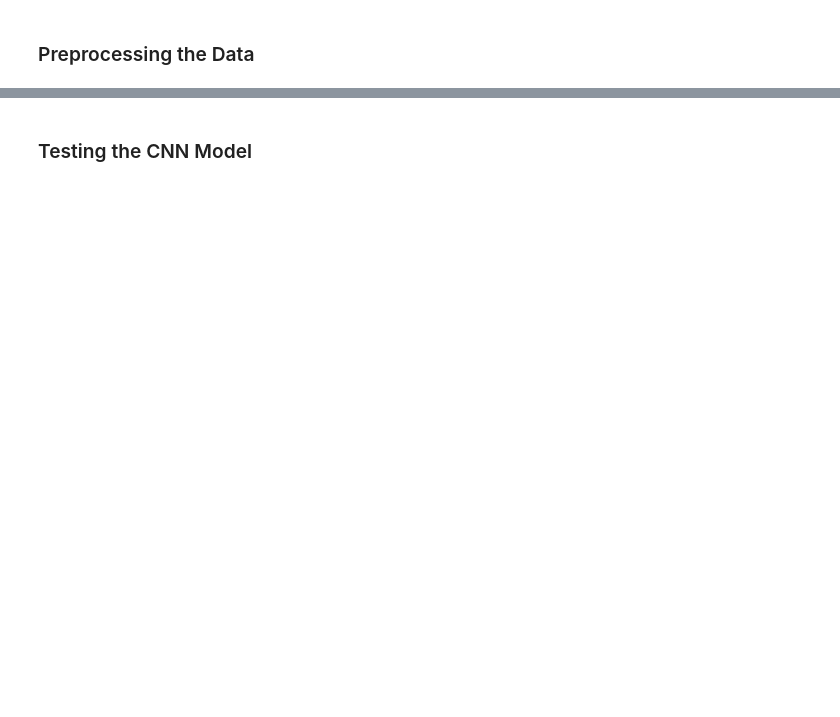
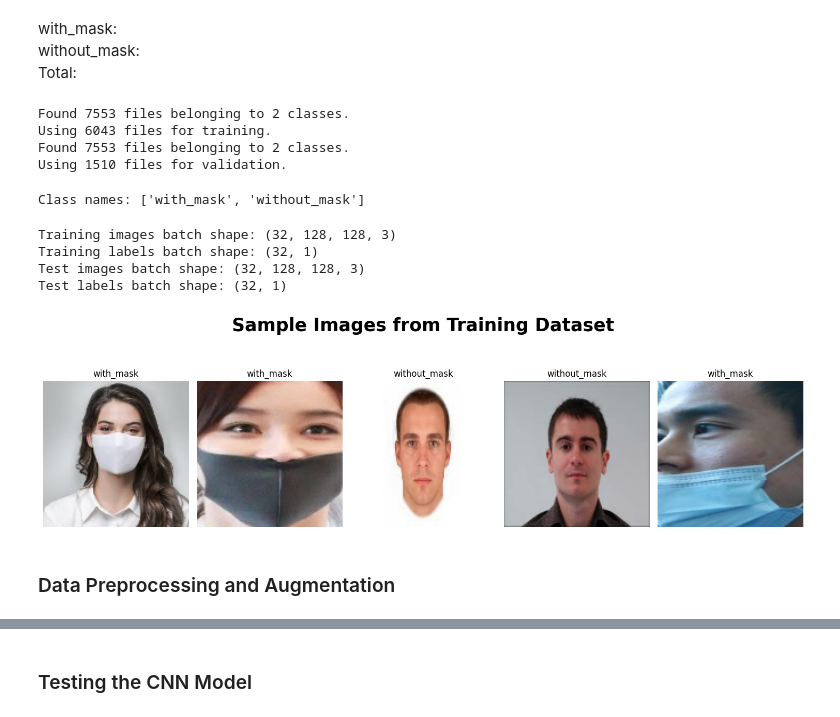
Before and after one commit to ismailfaridi/Face-Mask-Detection-System, a Jupyter notebook: cnn_model.ipynb, the cells around one changed output, grey strips where cells are left out. Drawn from its saved outputs; the diff is of its cells as text; code cells hidden in the pictures; blank space fills up the shorter version.

```diff
--- a/cnn_model.ipynb
+++ b/cnn_model.ipynb
@@ -42,4 +10,74 @@ class CNNModel:
+# %% [markdown]
+with_mask:
+without_mask:
+Total:
 # %%
-# Train data, Test data
+DATASET_PATH = "dataset"
+BATCH_SIZE = 32             # Number of images to process in a batch
+IMG_SIZE = (128, 128)       # Resize images to this size
+# %%
+# 80% for training, 20% for testing
+
+train_dataset = tf.keras.utils.image_dataset_from_directory(
+    DATASET_PATH,
+    validation_split = 0.2,
+    subset = "training",
+    seed = 123,
+    image_size = IMG_SIZE,
+    batch_size = BATCH_SIZE,
+    label_mode = "binary"   # Encodes labels as 0 and 1
+)
+
+test_dataset = tf.keras.utils.image_dataset_from_directory(
+    DATASET_PATH,
+    validation_split = 0.2,
+    subset = "validation",
+    seed = 123,
+    image_size = IMG_SIZE,
+    batch_size = BATCH_SIZE,
+    label_mode = "binary"
+)
+# %% [output]
+Found 7553 files belonging to 2 classes.
+Using 6043 files for training.
+Found 7553 files belonging to 2 classes.
+Using 1510 files for validation.
+# %%
+class_names = train_dataset.class_names
+print("Class names:", class_names)
+# %% [output]
+Class names: ['with_mask', 'without_mask']
+# %%
+# Display the shape of the training and test data
+for image_batch, label_batch in train_dataset.take(1):
+    print("Training images batch shape:", image_batch.shape)    # batch_size, img_height, img_width, num_channels
+    print("Training labels batch shape:", label_batch.shape)    # 32 labels (one for each image in the batch)
+
+for image_batch, label_batch in test_dataset.take(1):
+    print("Test images batch shape:", image_batch.shape)
+    print("Test labels batch shape:", label_batch.shape)
+# %% [output]
+Training images batch shape: (32, 128, 128, 3)
+Training labels batch shape: (32, 1)
+Test images batch shape: (32, 128, 128, 3)
+Test labels batch shape: (32, 1)
+# %%
+# Visualize five sample images
+plt.figure(figsize=(15, 5))
+
+for images, labels in train_dataset.take(1):
+    for i in range(5):
+        plt.subplot(1, 5, i + 1)
+
+        plt.imshow(images[i].numpy().astype("uint8"))   # Convert tensor to uint8 for plotting
+        plt.title(class_names[int(labels[i][0])])       # Use the label (0 or 1) to get the correct class name
+
+        plt.suptitle("Sample Images from Training Dataset", fontsize=25, fontweight='bold')
+        plt.axis("off")
+        plt.tight_layout()  # Adjust the spacing between subplots
+
+plt.show()
+# %% [output]
+[figure, added]
 # %% [markdown]
-### Preprocessing the Data
+### Data Preprocessing and Augmentation
```
Also changed, not shown: parts of 10 cells of this notebook, 1 other file.
